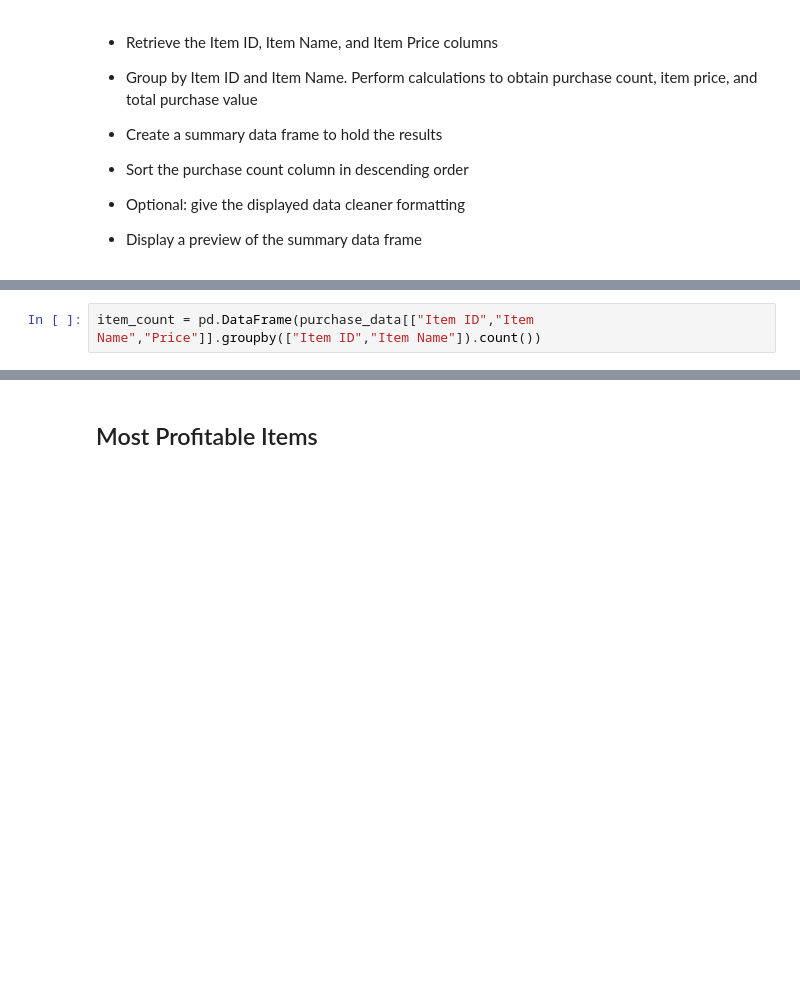
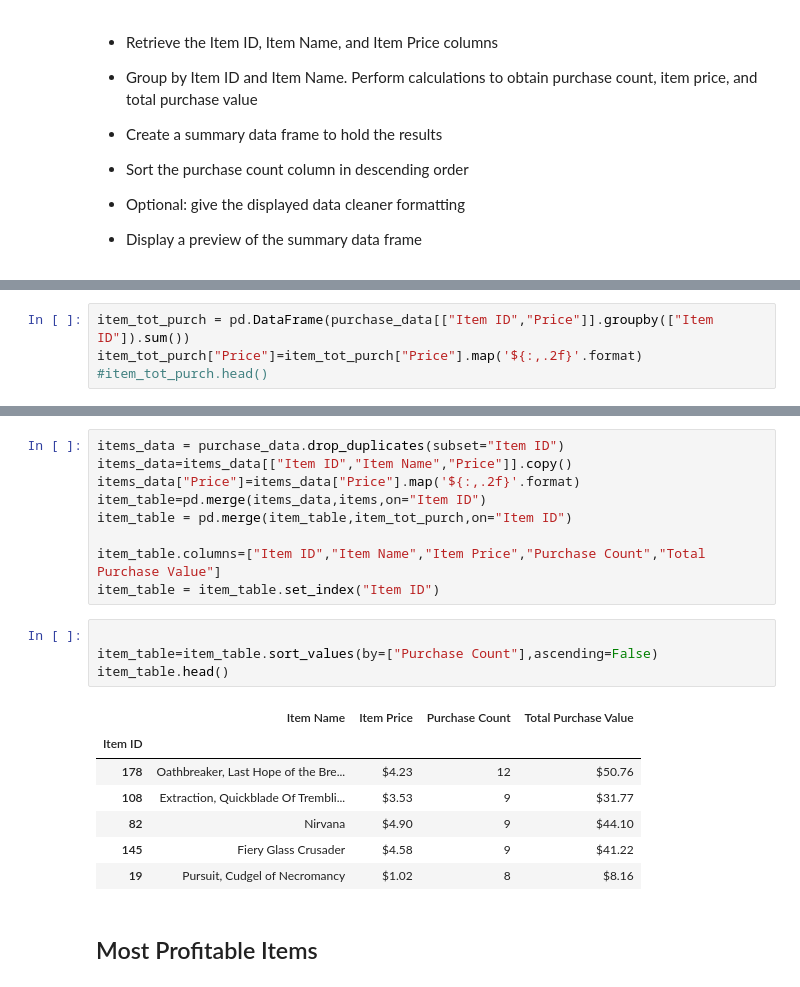
Before and after one commit to RChloe/pandas-challenge, a Jupyter notebook: HeroesOfPymoli/HeroesOfPymoli_hw.ipynb, the cells around one changed output, grey strips where cells are left out. Cells and saved outputs as stored; diff of their text form; blank space fills up the shorter version.

```diff
--- a/HeroesOfPymoli/HeroesOfPymoli_hw.ipynb
+++ b/HeroesOfPymoli/HeroesOfPymoli_hw.ipynb
@@ -449,2 +427,4 @@ items.head()
 # %%
-item_count = pd.DataFrame(purchase_data[["Item ID","Item Name","Price"]].groupby(["Item ID","Item Name"]).count())
+item_tot_purch = pd.DataFrame(purchase_data[["Item ID","Price"]].groupby(["Item ID"]).sum())
+item_tot_purch["Price"]=item_tot_purch["Price"].map('${:,.2f}'.format)
+#item_tot_purch.head()
@@ -460,3 +431,24 @@ item_count = pd.DataFrame(purchase_data[["Item ID","Item Name","Price"]].groupby
+# %%
+items_data = purchase_data.drop_duplicates(subset="Item ID")
+items_data=items_data[["Item ID","Item Name","Price"]].copy()
+items_data["Price"]=items_data["Price"].map('${:,.2f}'.format)
+item_table=pd.merge(items_data,items,on="Item ID")
+item_table = pd.merge(item_table,item_tot_purch,on="Item ID")
+
+item_table.columns=["Item ID","Item Name","Item Price","Purchase Count","Total Purchase Value"]
+item_table = item_table.set_index("Item ID")
+# %%
+
+item_table=item_table.sort_values(by=["Purchase Count"],ascending=False)
+item_table.head()
+# %% [output]
+|  | Item Name | Item Price | Purchase Count | Total Purchase Value |
+| Item ID |  |  |  |  |
+| 178 | Oathbreaker, Last Hope of the Bre... | $4.23 | 12 | $50.76 |
+| 108 | Extraction, Quickblade Of Trembli... | $3.53 | 9 | $31.77 |
+| 82 | Nirvana | $4.90 | 9 | $44.10 |
+| 145 | Fiery Glass Crusader | $4.58 | 9 | $41.22 |
+| 19 | Pursuit, Cudgel of Necromancy | $1.02 | 8 | $8.16 |
 # %% [markdown]
 ## Most Profitable Items
 # %% [markdown]
```
Also changed, not shown: parts of 16 cells of this notebook.
